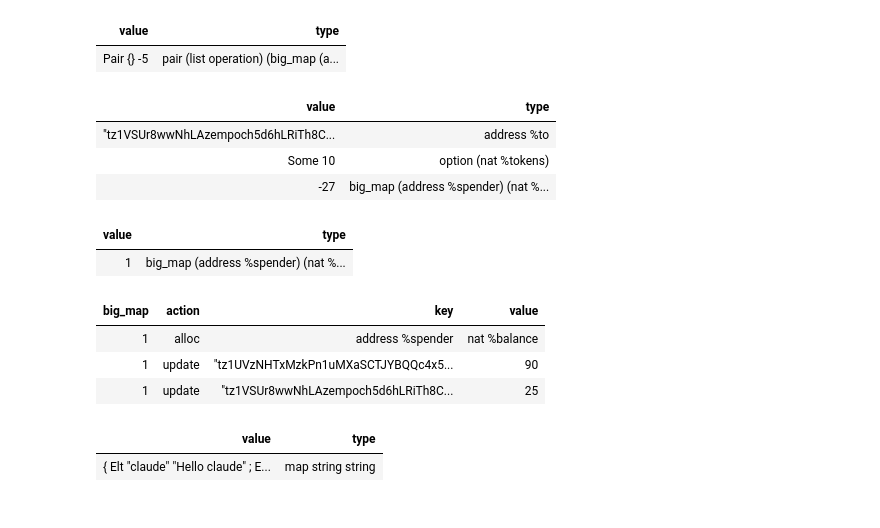
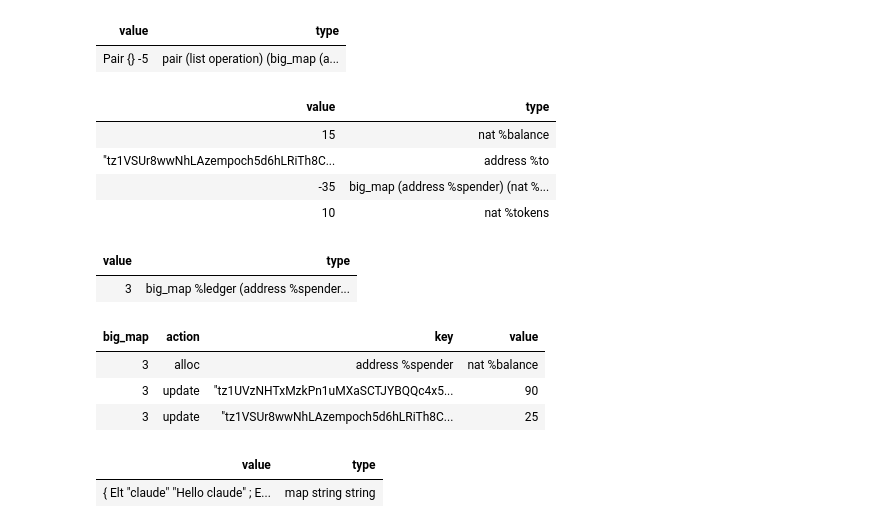
Before and after one commit to baking-bad/michelson-labs, a Jupyter notebook: notebooks/tutorials/Sandbox.ipynb, the cells around one changed output. Drawn from its saved outputs; the diff is of its cells as text; code cells hidden in the pictures.

```diff
--- a/notebooks/tutorials/Sandbox.ipynb
+++ b/notebooks/tutorials/Sandbox.ipynb
@@ -636,7 +636,7 @@ DUMP ;
     DEBUG False ;
     storage (big_map (address %spender) (nat %balance)) ;
     parameter (pair (address %to) (nat %tokens)) ;
-    BEGIN (Pair "tz1VSUr8wwNhLAzempoch5d6hLRiTh8Cjcjb" 10) { Elt "tz1UVzNHTxMzkPn1uMXaSCTJYBQQc4x5dyNE" 100 } ;
+    BEGIN (Pair "tz1VSUr8wwNhLAzempoch5d6hLRiTh8Cjcjb" 10) { Elt "tz1UVzNHTxMzkPn1uMXaSCTJYBQQc4x5dyNE" 100 ; Elt "tz1VSUr8wwNhLAzempoch5d6hLRiTh8Cjcjb" 15 } ;
     PATCH SENDER "tz1UVzNHTxMzkPn1uMXaSCTJYBQQc4x5dyNE" ;
 
     ## Checks if amount is equal to zero
@@ -697,44 +697,42 @@ DUMP ;
         DIP { DUP } ;
         MEM ;
         IF
             {
                 SWAP ;
                 DIP { DUP } ;
                 DUP ;
                 DIP { SWAP } ;
                 GET ;
                 IF_NONE
                     {
-                        DIG 2 ;
-                        SOME ;
-                        SWAP ;
-                        UPDATE ;
+                        PUSH string "UNKNOWNBALANCE" ; FAILWITH ;
                     }
                     {
                         DIG 3 ;
                         ADD ;
                         SOME ;
                         SWAP ;
                         UPDATE ;
                     } ;
             }
             {
                 DUG 2 ;
                 DIP { SOME } ;
                 UPDATE ;
             } ;
 
 
     DUMP ;
 # %% [output]
 | value | type |
+| 15 | nat %balance |
 | "tz1VSUr8wwNhLAzempoch5d6hLRiTh8C... | address %to |
-| Some 10 | option (nat %tokens) |
-| -27 | big_map (address %spender) (nat %... |
+| -35 | big_map (address %spender) (nat %... |
+| 10 | nat %tokens |
 # %%
 PATCH SENDER "tz1UVzNHTxMzkPn1uMXaSCTJYBQQc4x5dyNE" ;
 
-storage (big_map (address %spender) (nat %balance)) ;
+storage (big_map %ledger (address %spender) (nat %balance)) ;
 parameter (pair (address %to) (nat %tokens)) ;
 code {
     ## Checks if amount is equal to zero
@@ -791,10 +789,7 @@ code {
                     GET ;
                     IF_NONE
                         {
-                            DIG 2 ;
-                            SOME ;
-                            SWAP ;
-                            UPDATE ;
+                            PUSH string "UNKNOWNBALANCE" ; FAILWITH ;
                         }
                         {
                             DIG 3 ;
@@ -819,11 +814,11 @@ code {
 RUN %default (Pair "tz1VSUr8wwNhLAzempoch5d6hLRiTh8Cjcjb" 10) { Elt "tz1UVzNHTxMzkPn1uMXaSCTJYBQQc4x5dyNE" 100 ; Elt "tz1VSUr8wwNhLAzempoch5d6hLRiTh8Cjcjb" 15 } ;
 # %% [output]
 | value | type |
-| 1 | big_map (address %spender) (nat %... |
+| 3 | big_map %ledger (address %spender... |
 | big_map | action | key | value |
-| 1 | alloc | address %spender | nat %balance |
-| 1 | update | "tz1UVzNHTxMzkPn1uMXaSCTJYBQQc4x5... | 90 |
-| 1 | update | "tz1VSUr8wwNhLAzempoch5d6hLRiTh8C... | 25 |
+| 3 | alloc | address %spender | nat %balance |
+| 3 | update | "tz1UVzNHTxMzkPn1uMXaSCTJYBQQc4x5... | 90 |
+| 3 | update | "tz1VSUr8wwNhLAzempoch5d6hLRiTh8C... | 25 |
 # %%
 storage (map string string) ;
 parameter (map string string) ;
```
Also changed, not shown: parts of 1 cell of this notebook, 1 other file.
